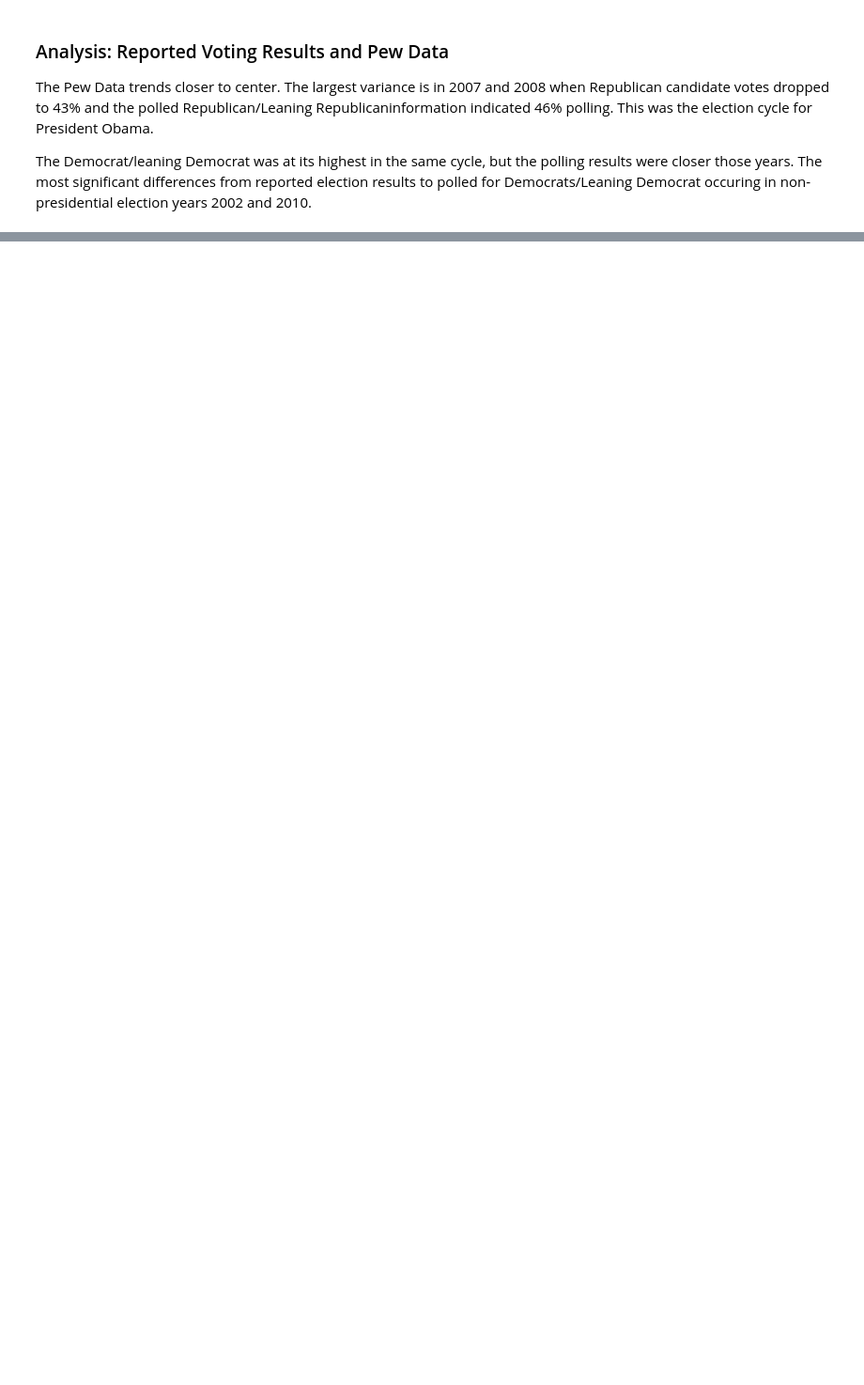
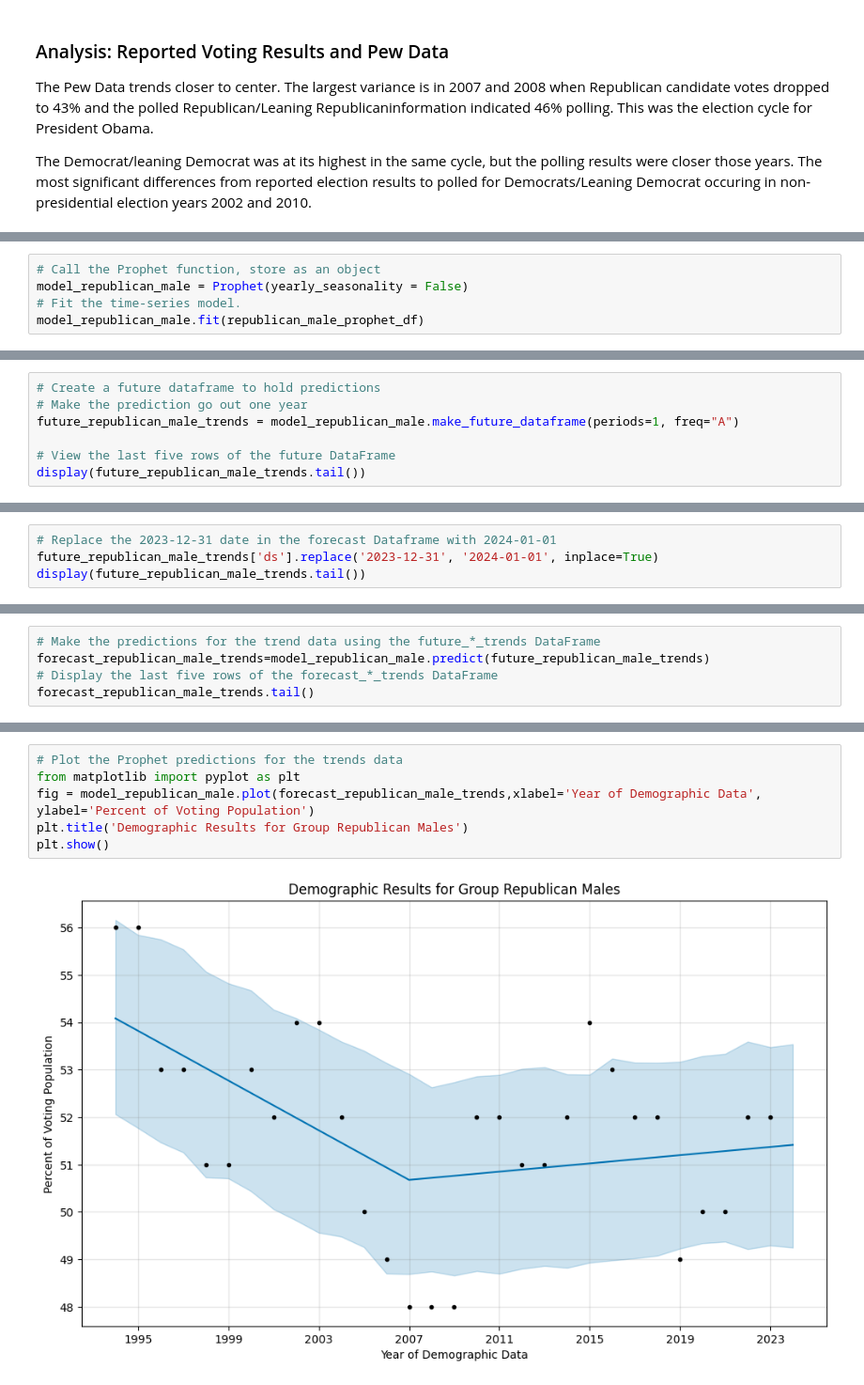
Before and after one commit to azcafriz13/project-1-election-data-analysis, a Jupyter notebook: Demographic_Dataframe_Collection.ipynb, the cells around one changed output, grey strips where cells are left out. Shown at 94% size. Drawn from its saved outputs; the diff is of its cells as text; blank space fills up the shorter version.

```diff
--- a/Demographic_Dataframe_Collection.ipynb
+++ b/Demographic_Dataframe_Collection.ipynb
@@ -632,0 +636,5 @@ differences from reported election results to polled for Democrats/Leaning Democ
+# %%
+# Call the Prophet function, store as an object
+model_republican_male = Prophet(yearly_seasonality = False)
+# Fit the time-series model.
+model_republican_male.fit(republican_male_prophet_df)
@@ -632,0 +655,7 @@ differences from reported election results to polled for Democrats/Leaning Democ
+# %%
+# Create a future dataframe to hold predictions
+# Make the prediction go out one year
+future_republican_male_trends = model_republican_male.make_future_dataframe(periods=1, freq="A")
+
+# View the last five rows of the future DataFrame
+display(future_republican_male_trends.tail())
@@ -632,0 +669,4 @@ differences from reported election results to polled for Democrats/Leaning Democ
+# %%
+# Replace the 2023-12-31 date in the forecast Dataframe with 2024-01-01
+future_republican_male_trends['ds'].replace('2023-12-31', '2024-01-01', inplace=True)
+display(future_republican_male_trends.tail())
@@ -632,0 +680,5 @@ differences from reported election results to polled for Democrats/Leaning Democ
+# %%
+# Make the predictions for the trend data using the future_*_trends DataFrame
+forecast_republican_male_trends=model_republican_male.predict(future_republican_male_trends)
+# Display the last five rows of the forecast_*_trends DataFrame
+forecast_republican_male_trends.tail()
@@ -632,0 +692,8 @@ differences from reported election results to polled for Democrats/Leaning Democ
+# %%
+# Plot the Prophet predictions for the trends data
+from matplotlib import pyplot as plt
+fig = model_republican_male.plot(forecast_republican_male_trends,xlabel='Year of Demographic Data', ylabel='Percent of Voting Population')
+plt.title('Demographic Results for Group Republican Males')
+plt.show()
+# %% [output]
+[figure, added]
```
Also changed, not shown: parts of 52 cells of this notebook.
